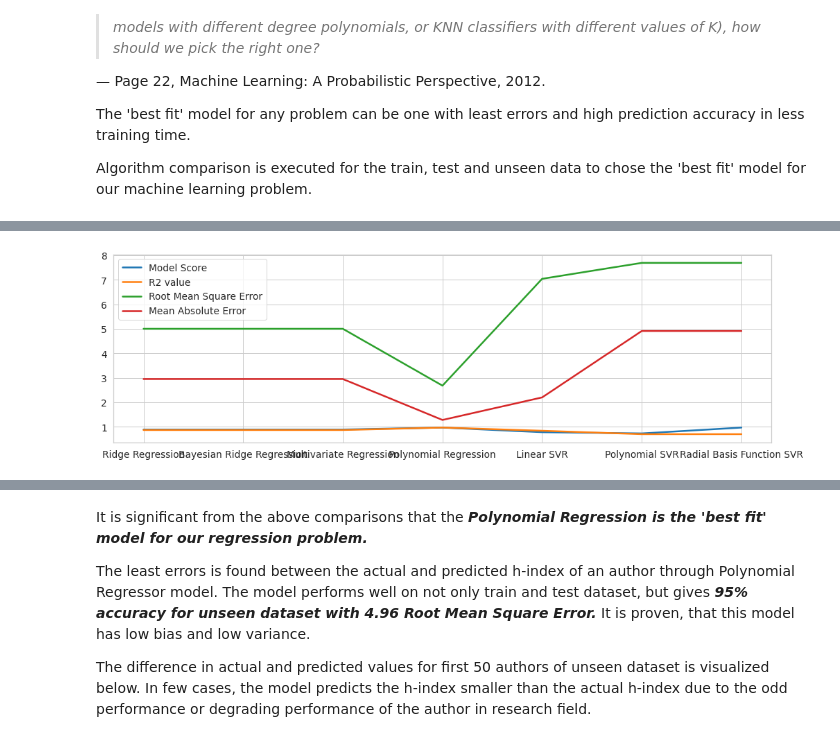
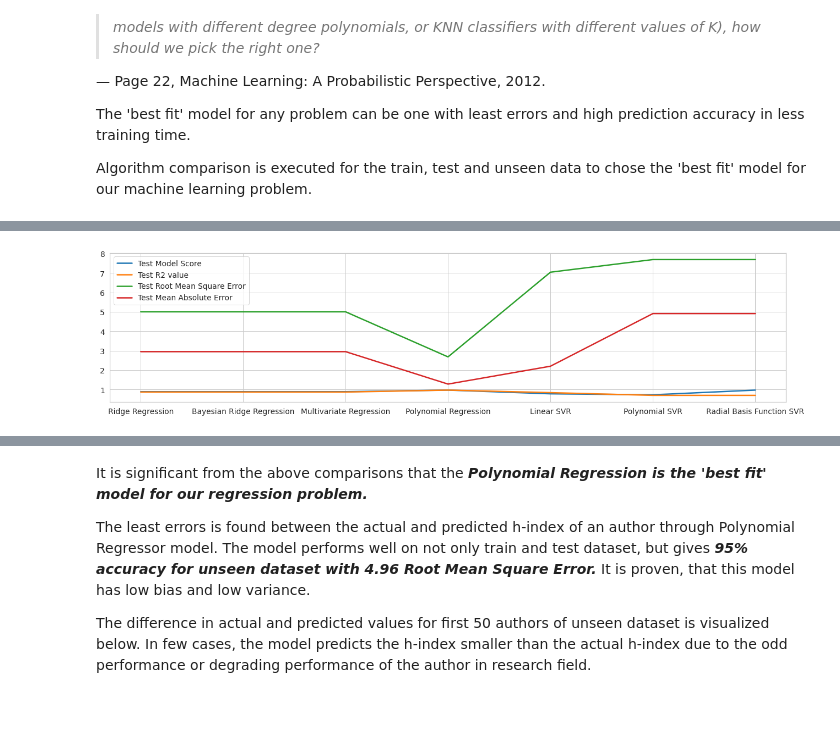
Before and after one commit to HarshPatel-HP/Research-Impact-Modelling-RIM, a Jupyter notebook: Research_Impact_Modeling.ipynb, the cells around one changed output, grey strips where cells are left out. Saved outputs shown, nothing was run; the diff lists cells and outputs as text; code cells hidden in the pictures; blank space fills up the shorter version.

```diff
--- a/Research_Impact_Modeling.ipynb
+++ b/Research_Impact_Modeling.ipynb
@@ -1749,7 +1753,7 @@ The first line of code below instantiates the Ridge Regression model with an `al
 The model predictions are made on the training, testing and unseen data.
 # %%
 # Building ridge regression model and fitting train data into it
-ridgecv_regression_model = RidgeCV(cv=5, alphas=(0.001,0.01,0.1,1.0) ).fit(X_train,y_train)
+ridgecv_regression_model = RidgeCV(cv=10, alphas=(0.0001,0.001,0.01,0.1,1.0) ).fit(X_train,y_train)
 
 # Predicting h-index based on train, test and unseen data
 ridgecv_predict_train_y = ridgecv_regression_model.predict(X_train)
@@ -2402,9 +2406,9 @@ test_r2 = [test_r2_ridgecv, test_r2_bayesianridge, test_r2_multilinear, test_r2_
 test_model_score = [ridgecv_test_score, bayesianridge_test_score, multilinear_test_score, polynomial_test_score, svr_linear_test_score, svr_poly_test_score, svr_rbf_test_score]
 
 # Creating a model comparison dataframe for Test Data
-col={'Model Score': test_model_score, 'R2 value': test_r2, 'Root Mean Square Error':test_rmse,'Mean Absolute Error':test_mae}
+col={'Test Model Score': test_model_score, 'Test R2 value': test_r2, 'Test Root Mean Square Error':test_rmse,'Test Mean Absolute Error':test_mae}
 models=['Ridge Regression','Bayesian Ridge Regression', 'Multivariate Regression','Polynomial Regression','Linear SVR', 'Polynomial SVR', 'Radial Basis Function SVR']
 test_model_comparison_df=DataFrame(data=col,index=models)
-test_model_comparison_df.plot(kind='line', figsize =(17,5))
+test_model_comparison_df.plot(kind='line', figsize =(22,5))
 test_model_comparison_df
 # %% [output]
@@ -2412,11 +2416,11 @@ test_model_comparison_df
 | Ridge Regression | 0.89 | 0.87 | 5.00 | 2.95 |
 | Bayesian Ridge Regression | 0.89 | 0.87 | 5.00 | 2.95 |
 | Multivariate Regression | 0.89 | 0.87 | 5.00 | 2.95 |
 | Polynomial Regression | 0.97 | 0.97 | 2.68 | 1.28 |
 | Linear SVR | 0.78 | 0.84 | 7.04 | 2.20 |
 | Polynomial SVR | 0.73 | 0.70 | 7.69 | 4.91 |
 | Radial Basis Function SVR | 0.97 | 0.70 | 7.69 | 4.91 |
-[figure, old version]
+[figure, new version]
 # %%
 # Fetching the performance of the unseen data models
 unseen_rmse =[unseen_rmse_ridgecv, unseen_rmse_bayesianridge, unseen_rmse_multilinear, unseen_rmse_polynomial, unseen_rmse_svr_linear, unseen_rmse_svr_poly, unseen_rmse_svr_rbf]
```
Also changed, not shown: parts of 16 cells of this notebook.
